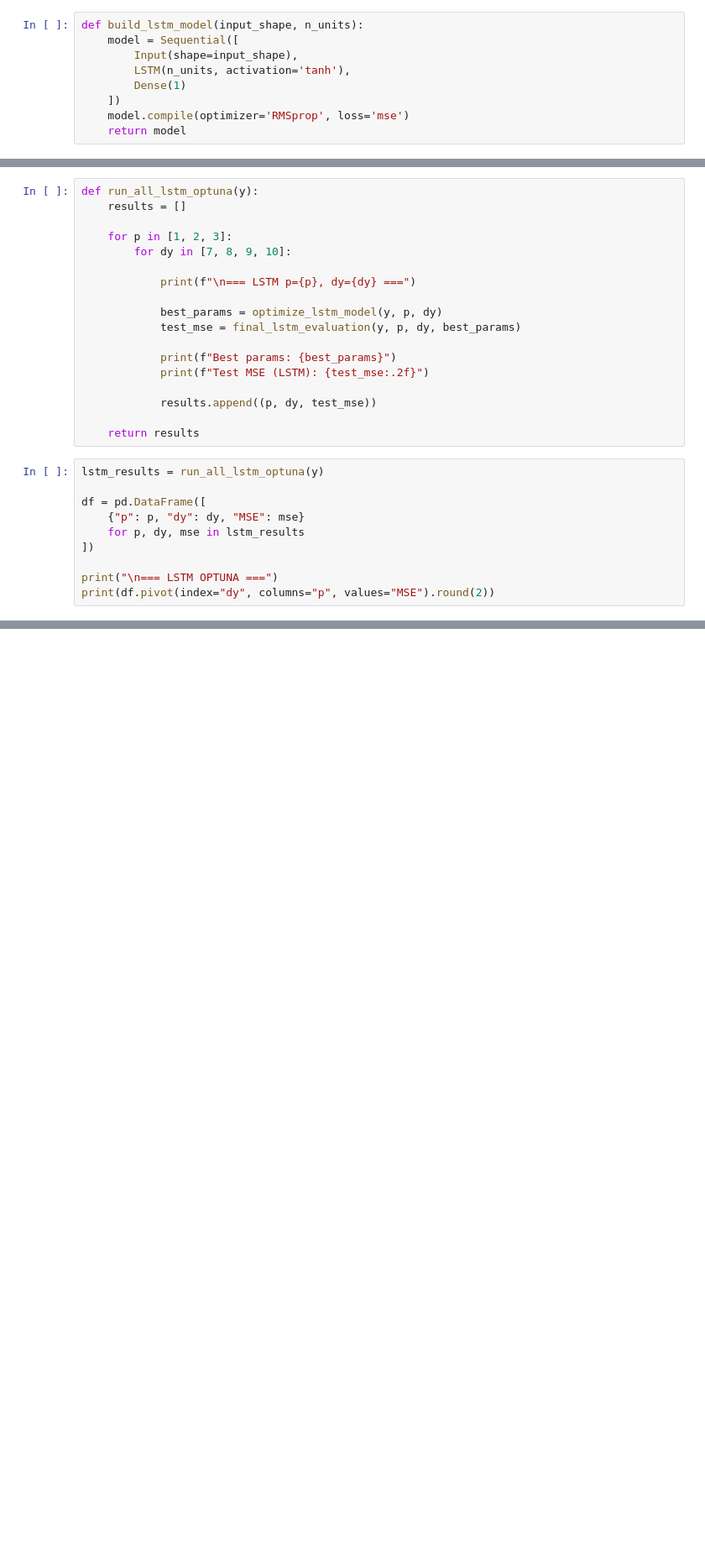
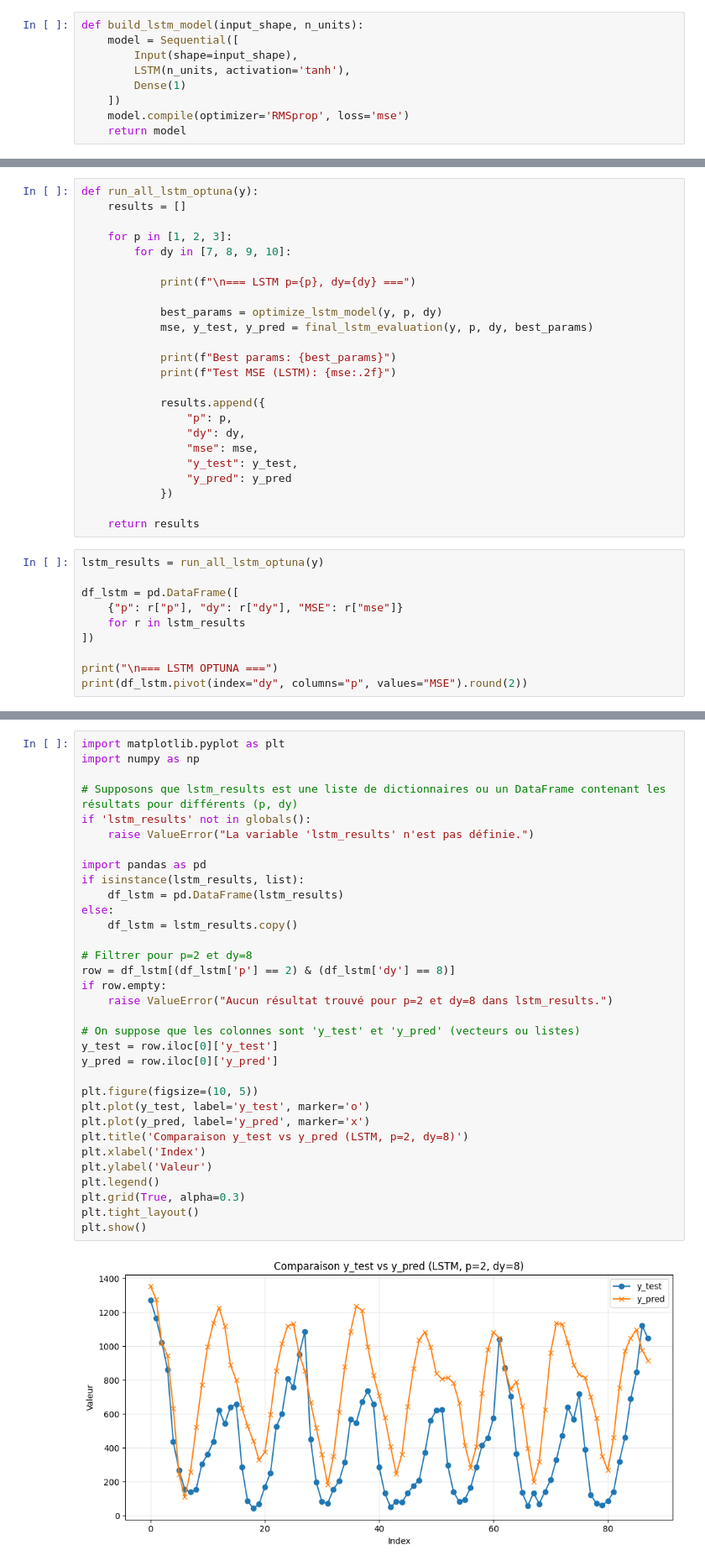
Before and after one commit to Mozo953/Deep-Learning-Reinforcement-learning, a Jupyter notebook: chickenpox_2024_VE.ipynb, the cells around one changed output, grey strips where cells are left out. Shown at 84% size. Saved outputs shown, nothing was run; the diff lists cells and outputs as text; blank space fills up the shorter version.

```diff
--- a/chickenpox_2024_VE.ipynb
+++ b/chickenpox_2024_VE.ipynb
@@ -1359,22 +1520,28 @@ def run_all_lstm_optuna(y):
             print(f"\n=== LSTM p={p}, dy={dy} ===")
 
             best_params = optimize_lstm_model(y, p, dy)
-            test_mse = final_lstm_evaluation(y, p, dy, best_params)
+            mse, y_test, y_pred = final_lstm_evaluation(y, p, dy, best_params)
 
             print(f"Best params: {best_params}")
-            print(f"Test MSE (LSTM): {test_mse:.2f}")
+            print(f"Test MSE (LSTM): {mse:.2f}")
 
-            results.append((p, dy, test_mse))
+            results.append({
+                "p": p,
+                "dy": dy,
+                "mse": mse,
+                "y_test": y_test,
+                "y_pred": y_pred
+            })
 
     return results
 # %%
 lstm_results = run_all_lstm_optuna(y)
 
-df = pd.DataFrame([
-    {"p": p, "dy": dy, "MSE": mse}
-    for p, dy, mse in lstm_results
+df_lstm = pd.DataFrame([
+    {"p": r["p"], "dy": r["dy"], "MSE": r["mse"]}
+    for r in lstm_results
 ])
 
 print("\n=== LSTM OPTUNA ===")
-print(df.pivot(index="dy", columns="p", values="MSE").round(2))
+print(df_lstm.pivot(index="dy", columns="p", values="MSE").round(2))
 # %% [output]
@@ -1578,0 +1668,35 @@ Compare the performance of the models based on the experiment results and make a
+# %%
+import matplotlib.pyplot as plt
+import numpy as np
+
+# Supposons que lstm_results est une liste de dictionnaires ou un DataFrame contenant les résultats pour différents (p, dy)
+if 'lstm_results' not in globals():
+    raise ValueError("La variable 'lstm_results' n'est pas définie.")
+
+import pandas as pd
+if isinstance(lstm_results, list):
+    df_lstm = pd.DataFrame(lstm_results)
+else:
+    df_lstm = lstm_results.copy()
+
+# Filtrer pour p=2 et dy=8
+row = df_lstm[(df_lstm['p'] == 2) & (df_lstm['dy'] == 8)]
+if row.empty:
+    raise ValueError("Aucun résultat trouvé pour p=2 et dy=8 dans lstm_results.")
+
+# On suppose que les colonnes sont 'y_test' et 'y_pred' (vecteurs ou listes)
+y_test = row.iloc[0]['y_test']
+y_pred = row.iloc[0]['y_pred']
+
+plt.figure(figsize=(10, 5))
+plt.plot(y_test, label='y_test', marker='o')
+plt.plot(y_pred, label='y_pred', marker='x')
+plt.title('Comparaison y_test vs y_pred (LSTM, p=2, dy=8)')
+plt.xlabel('Index')
+plt.ylabel('Valeur')
+plt.legend()
+plt.grid(True, alpha=0.3)
+plt.tight_layout()
+plt.show()
+# %% [output]
+[figure, added]
```
Also changed, not shown: parts of 67 cells of this notebook.
